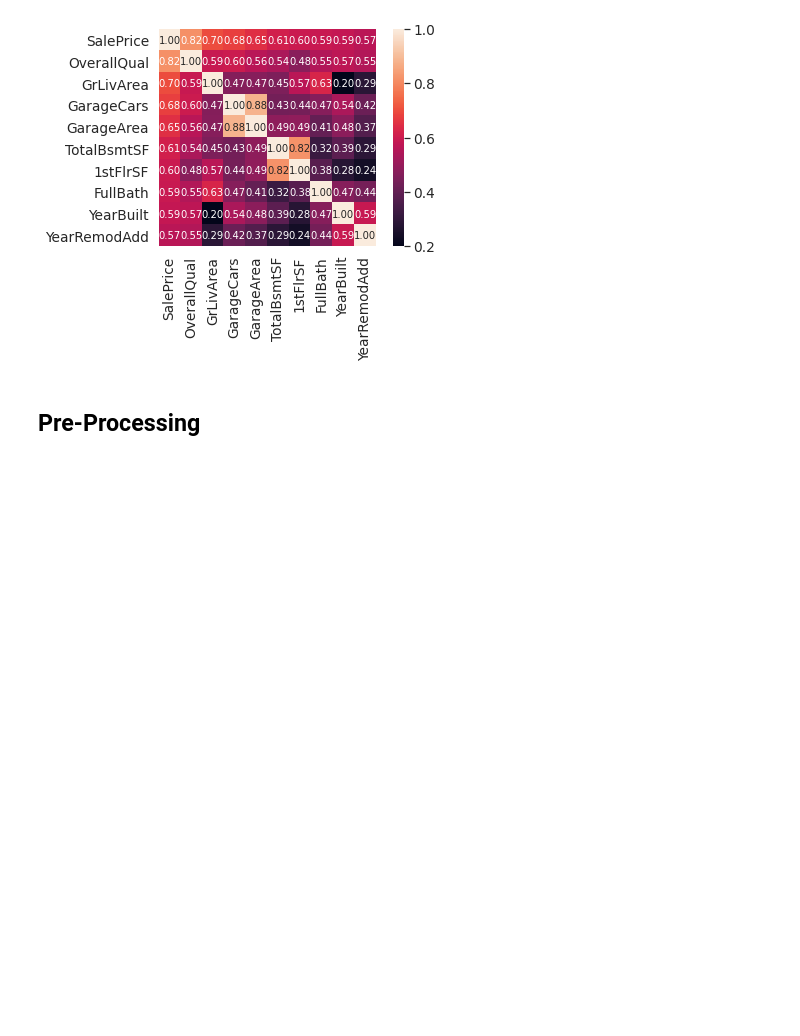
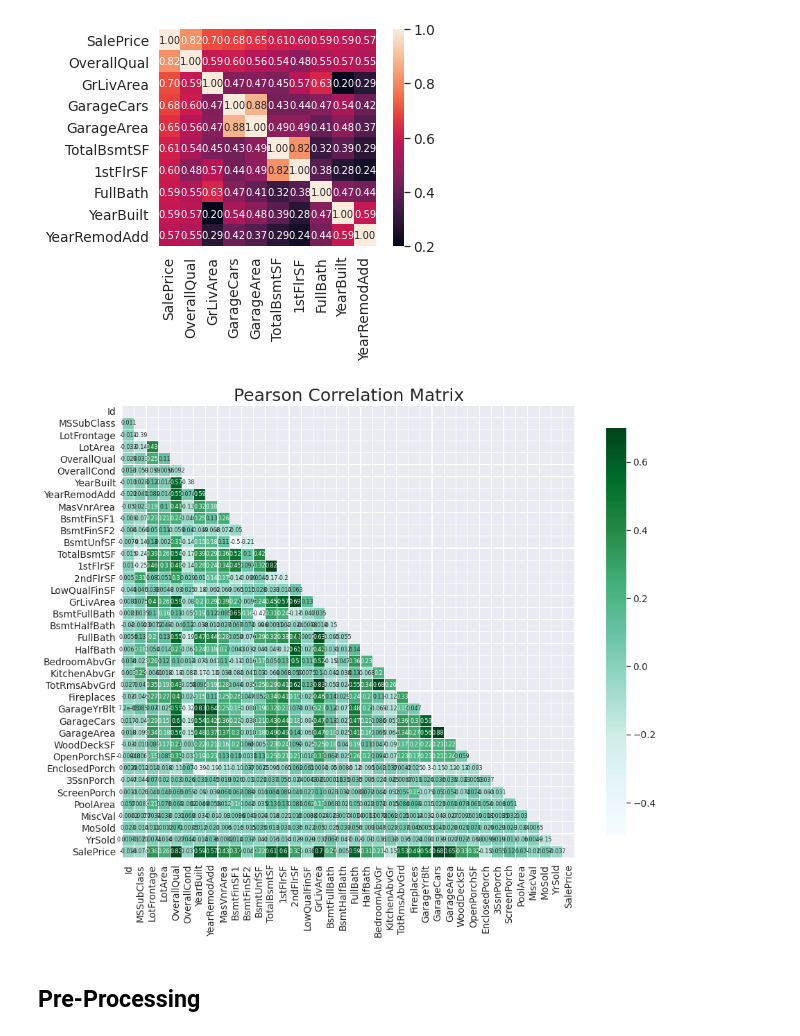
Before and after one commit to BoHye0202/Kaggle, a Jupyter notebook: House_Price_Predict(Regression_Randomforest).ipynb, the cells around one changed output. Drawn from its saved outputs; the diff is of its cells as text; code cells hidden in the pictures; blank space fills up the shorter version.

```diff
--- a/House_Price_Predict(Regression_Randomforest).ipynb
+++ b/House_Price_Predict(Regression_Randomforest).ipynb
@@ -140,6 +140,18 @@ hm = sns.heatmap(cm, cbar=True, annot=True, square=True, fmt='.2f', annot_kws={'
 plt.show()
 # %% [output]
 [figure]
+# %%
+# Triangle 표현
+mask = np.zeros_like((train.corr()), dtype=np.bool)
+mask[np.triu_indices_from(mask)] = True
+
+f, ax = plt.subplots(figsize=(16, 12))
+plt.title('Pearson Correlation Matrix',fontsize=25)
+
+sns.heatmap(train.corr(),linewidths=0.25,vmax=0.7,square=True,cmap="BuGn",
+            linecolor='w',annot=True,annot_kws={"size":8},mask=mask,cbar_kws={"shrink": .9});
+# %% [output]
+[figure, added]
 # %% [markdown]
 ## Pre-Processing
 # %%
```
Also changed, not shown: parts of 11 cells of this notebook.
